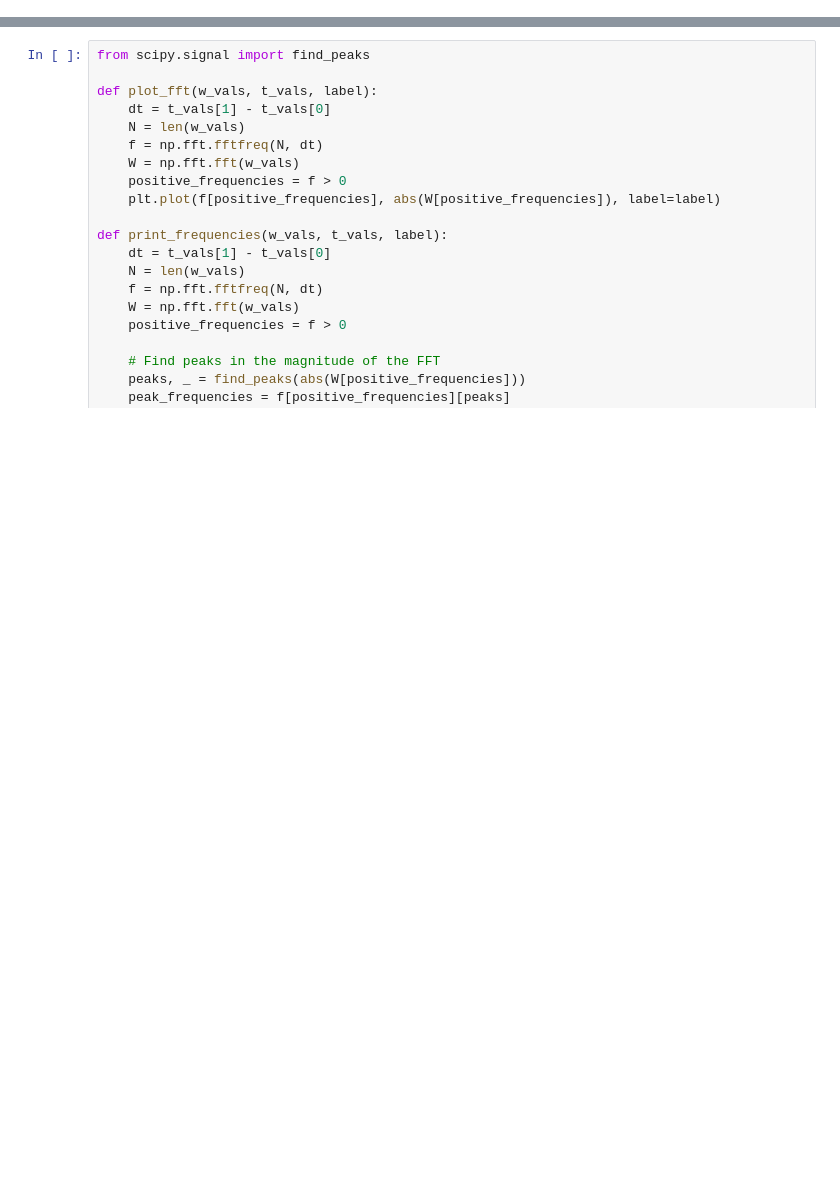
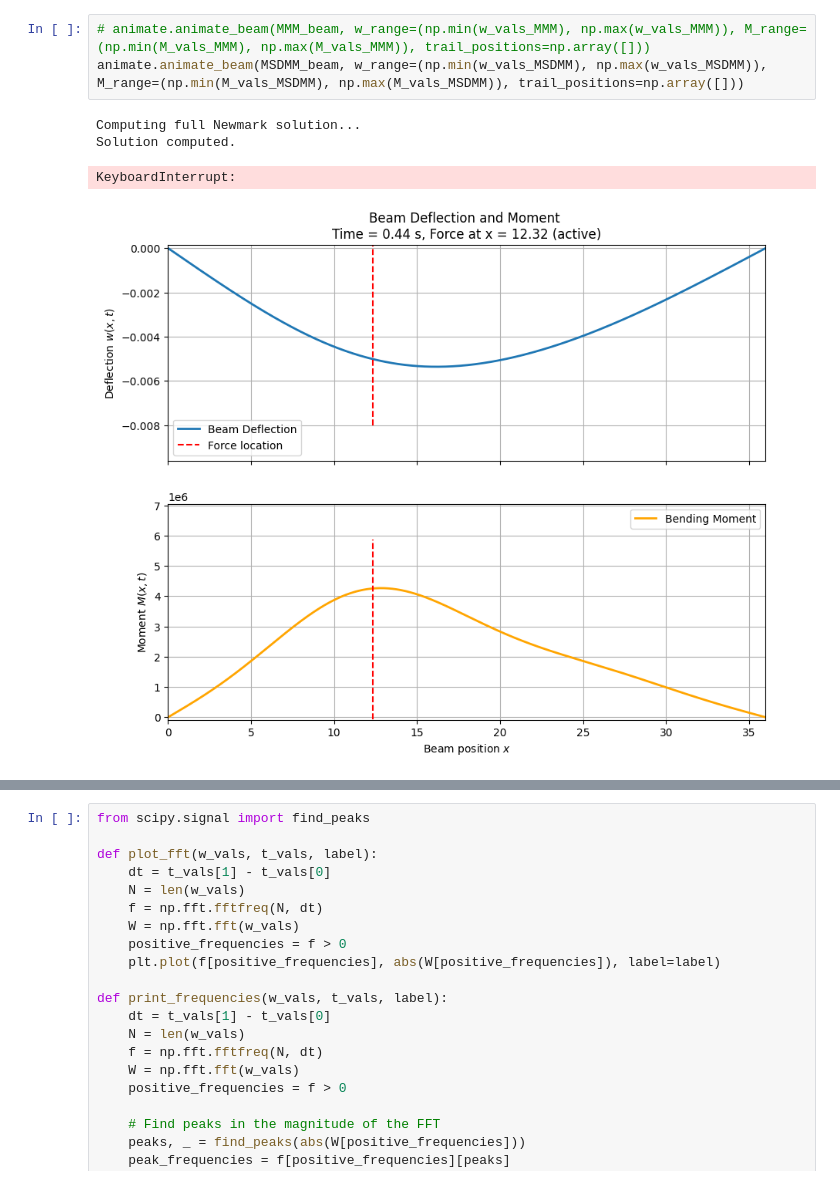
Before and after one commit to pellemutsaers/bridge_dynamics, a Jupyter notebook: compare.ipynb, the cells around one changed output, grey strips where cells are left out. Drawn from its saved outputs; the diff is of its cells as text; blank space fills up the shorter version.

```diff
--- a/compare.ipynb
+++ b/compare.ipynb
@@ -60,3 +102,11 @@ plt.legend()
+# %%
+# animate.animate_beam(MMM_beam, w_range=(np.min(w_vals_MMM), np.max(w_vals_MMM)), M_range=(np.min(M_vals_MMM), np.max(M_vals_MMM)), trail_positions=np.array([]))
+animate.animate_beam(MSDMM_beam, w_range=(np.min(w_vals_MSDMM), np.max(w_vals_MSDMM)), M_range=(np.min(M_vals_MSDMM), np.max(M_vals_MSDMM)), trail_positions=np.array([]))
+# %% [output]
+Computing full Newmark solution...
+Solution computed.
+KeyboardInterrupt:
+[figure, added]
 # %%
 print("mean difference", np.mean(abs(w_vals_MMM - w_vals_MSDMM)))
 # %% [output]
```
Also changed, not shown: parts of 9 cells of this notebook, 2 other files.
